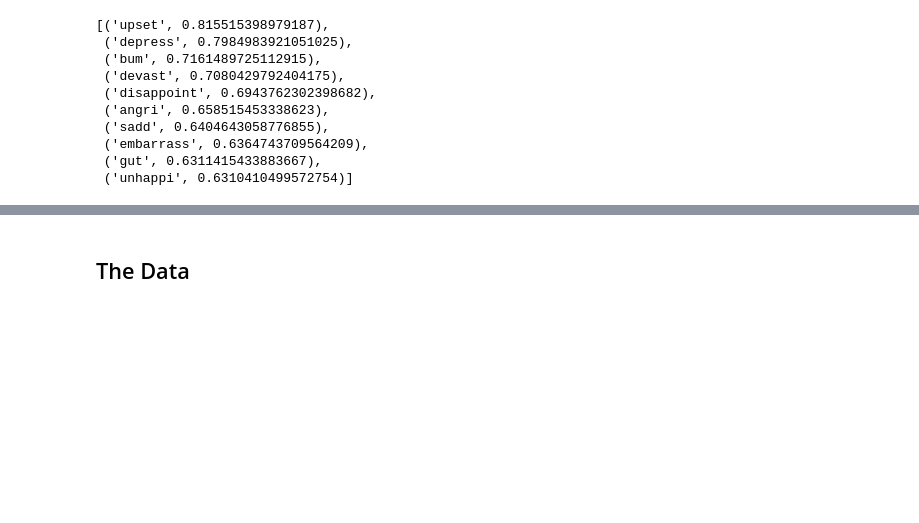
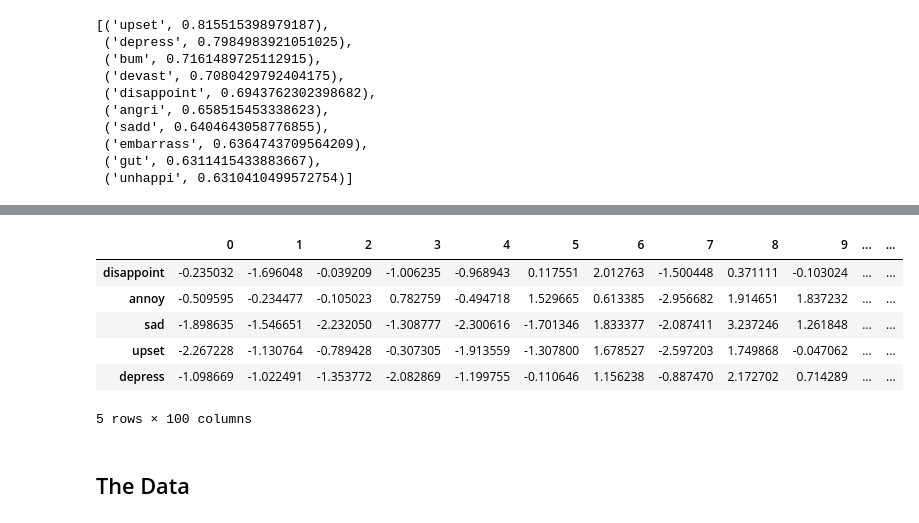
Before and after one commit to mmargenot/talks, a Jupyter notebook: Buying_Happiness/Buying_Happiness_Talk.ipynb, the cells around one changed output, grey strips where cells are left out. Cells and saved outputs as stored; diff of their text form; code cells hidden in the pictures; blank space fills up the shorter version.

```diff
--- a/Buying_Happiness/Buying_Happiness_Talk.ipynb
+++ b/Buying_Happiness/Buying_Happiness_Talk.ipynb
@@ -134,3 +156,13 @@ plot_embedded_clusters(dim_red, clustered_wv_df.labels_, legend=[4, 9, 11])
+# %%
+wv_df[clustered_wv_df.labels_==1].head()
+# %% [output]
+|  | 0 | 1 | 2 | 3 | 4 | 5 | 6 | 7 | 8 | 9 | ... | ... |
+| disappoint | -0.235032 | -1.696048 | -0.039209 | -1.006235 | -0.968943 | 0.117551 | 2.012763 | -1.500448 | 0.371111 | -0.103024 | ... | ... |
+| annoy | -0.509595 | -0.234477 | -0.105023 | 0.782759 | -0.494718 | 1.529665 | 0.613385 | -2.956682 | 1.914651 | 1.837232 | ... | ... |
+| sad | -1.898635 | -1.546651 | -2.232050 | -1.308777 | -2.300616 | -1.701346 | 1.833377 | -2.087411 | 3.237246 | 1.261848 | ... | ... |
+| upset | -2.267228 | -1.130764 | -0.789428 | -0.307305 | -1.913559 | -1.307800 | 1.678527 | -2.597203 | 1.749868 | -0.047062 | ... | ... |
+| depress | -1.098669 | -1.022491 | -1.353772 | -2.082869 | -1.199755 | -0.110646 | 1.156238 | -0.887470 | 2.172702 | 0.714289 | ... | ... |
+5 rows × 100 columns
 # %% [markdown]
 ## The Data
 # %% [markdown]
```
Also changed, not shown: parts of 4 cells of this notebook, 1 other file.
